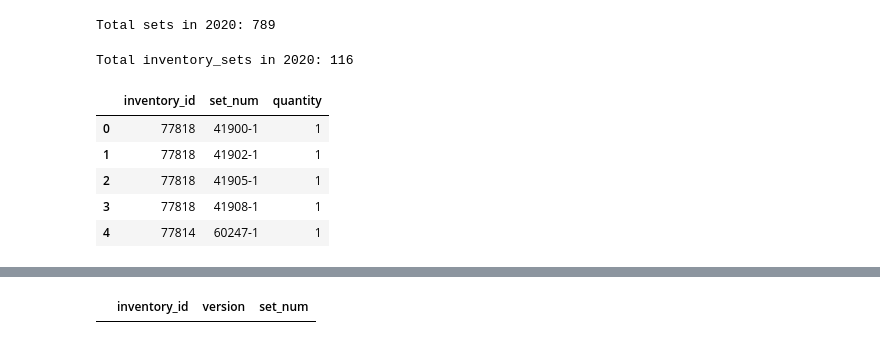
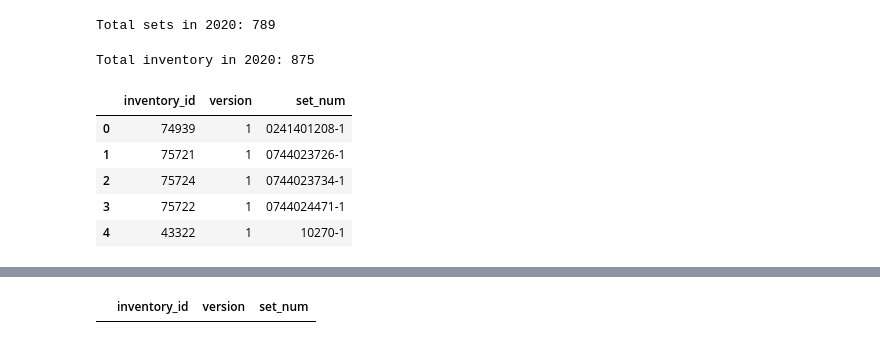
Before and after one commit to Supasyl/ETL_project, a Jupyter notebook: ETL_Pandas.ipynb, the cells around one changed output, grey strips where cells are left out. Drawn from its saved outputs; the diff is of its cells as text; code cells hidden in the pictures.

```diff
--- a/ETL_Pandas.ipynb
+++ b/ETL_Pandas.ipynb
@@ -40,17 +34,17 @@ print(f"Total sets in 2020: {len(sets_df.index)}")
 # %% [output]
 Total sets in 2020: 789
 # %%
-# Extracting inventory_sets with sets in year 2020
-temp_df = pd.merge(sets_df, inv_sets_df, how='inner', on='set_num')
-inv_sets_df = temp_df[['inventory_id','set_num','quantity']]
-
-print(f"Total inventory_sets in 2020: {len(inv_sets_df.index)}")
-inv_sets_df.head()
+# Extracting inventories with sets in year 2020
+temp_df = pd.merge(sets_df, inventories_df, how='inner', on='set_num')
+inventories_df = temp_df[['id','version','set_num']]
+inventories_df = inventories_df.rename(columns={'id':'inventory_id'})
+print(f"Total inventory in 2020: {len(inventories_df.index)}")
+inventories_df.head()
 # %% [output]
-Total inventory_sets in 2020: 116
+Total inventory in 2020: 875
-|  | inventory_id | set_num | quantity |
-| 0 | 77818 | 41900-1 | 1 |
-| 1 | 77818 | 41902-1 | 1 |
-| 2 | 77818 | 41905-1 | 1 |
-| 3 | 77818 | 41908-1 | 1 |
-| 4 | 77814 | 60247-1 | 1 |
+|  | inventory_id | version | set_num |
+| 0 | 74939 | 1 | 0241401208-1 |
+| 1 | 75721 | 1 | 0744023726-1 |
+| 2 | 75724 | 1 | 0744023734-1 |
+| 3 | 75722 | 1 | 0744024471-1 |
+| 4 | 43322 | 1 | 10270-1 |
```
Also changed, not shown: parts of 37 cells of this notebook, 3 other files.
